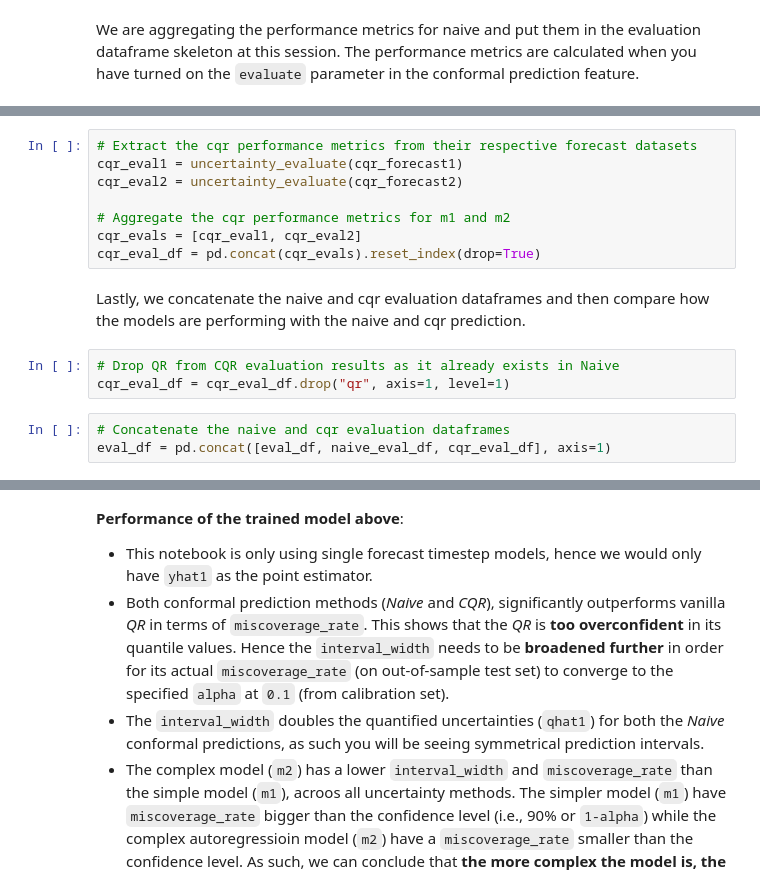
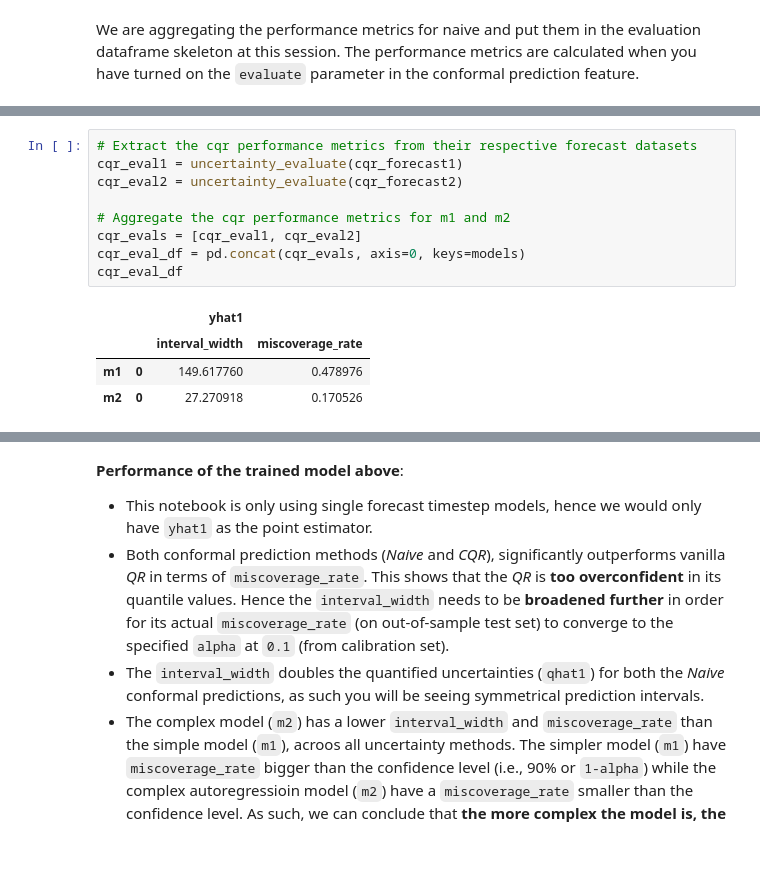
Before and after one commit to ourownstory/neural_prophet, a Jupyter notebook: tutorials/feature-use/uncertainty_conformal_prediction.ipynb, the cells around one changed output, grey strips where cells are left out. Drawn from its saved outputs; the diff is of its cells as text; blank space fills up the shorter version.

```diff
--- a/tutorials/feature-use/uncertainty_conformal_prediction.ipynb
+++ b/tutorials/feature-use/uncertainty_conformal_prediction.ipynb
@@ -310,16 +357,14 @@ naive_eval_df = pd.concat(naive_evals).reset_index(drop=True)
 # %%
 # Extract the cqr performance metrics from their respective forecast datasets
 cqr_eval1 = uncertainty_evaluate(cqr_forecast1)
 cqr_eval2 = uncertainty_evaluate(cqr_forecast2)
 
 # Aggregate the cqr performance metrics for m1 and m2
 cqr_evals = [cqr_eval1, cqr_eval2]
-cqr_eval_df = pd.concat(cqr_evals).reset_index(drop=True)
+cqr_eval_df = pd.concat(cqr_evals, axis=0, keys=models)
+cqr_eval_df
+# %% [output]
+|  |  | yhat1 |  |
+|  |  | interval_width | miscoverage_rate |
+| m1 | 0 | 149.617760 | 0.478976 |
+| m2 | 0 | 27.270918 | 0.170526 |
-# %% [markdown]
-Lastly, we concatenate the naive and cqr evaluation dataframes and then compare how the models are performing with the naive and cqr prediction.
-# %%
-# Drop QR from CQR evaluation results as it already exists in Naive
-cqr_eval_df = cqr_eval_df.drop("qr", axis=1, level=1)
-# %%
-# Concatenate the naive and cqr evaluation dataframes
-eval_df = pd.concat([eval_df, naive_eval_df, cqr_eval_df], axis=1)
```
Also changed, not shown: parts of 15 cells of this notebook, 6 other files.
